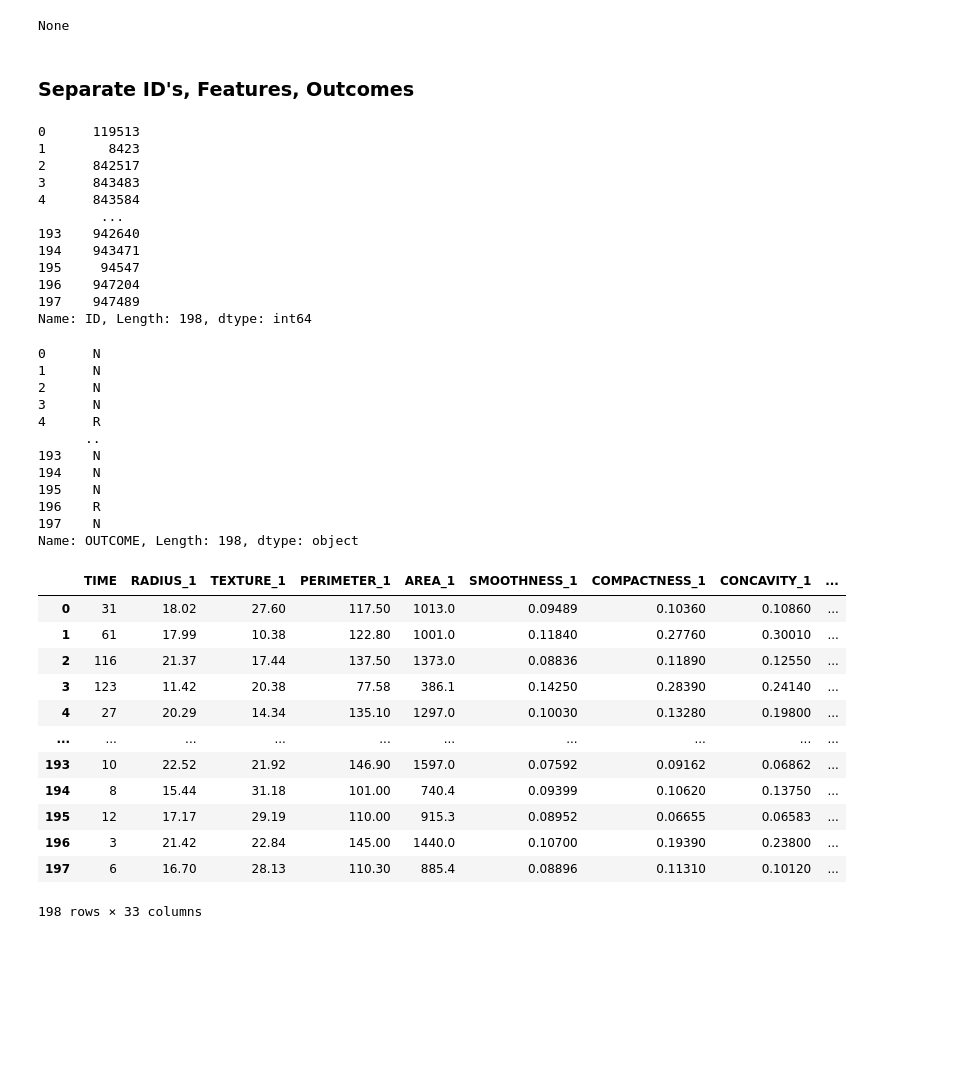
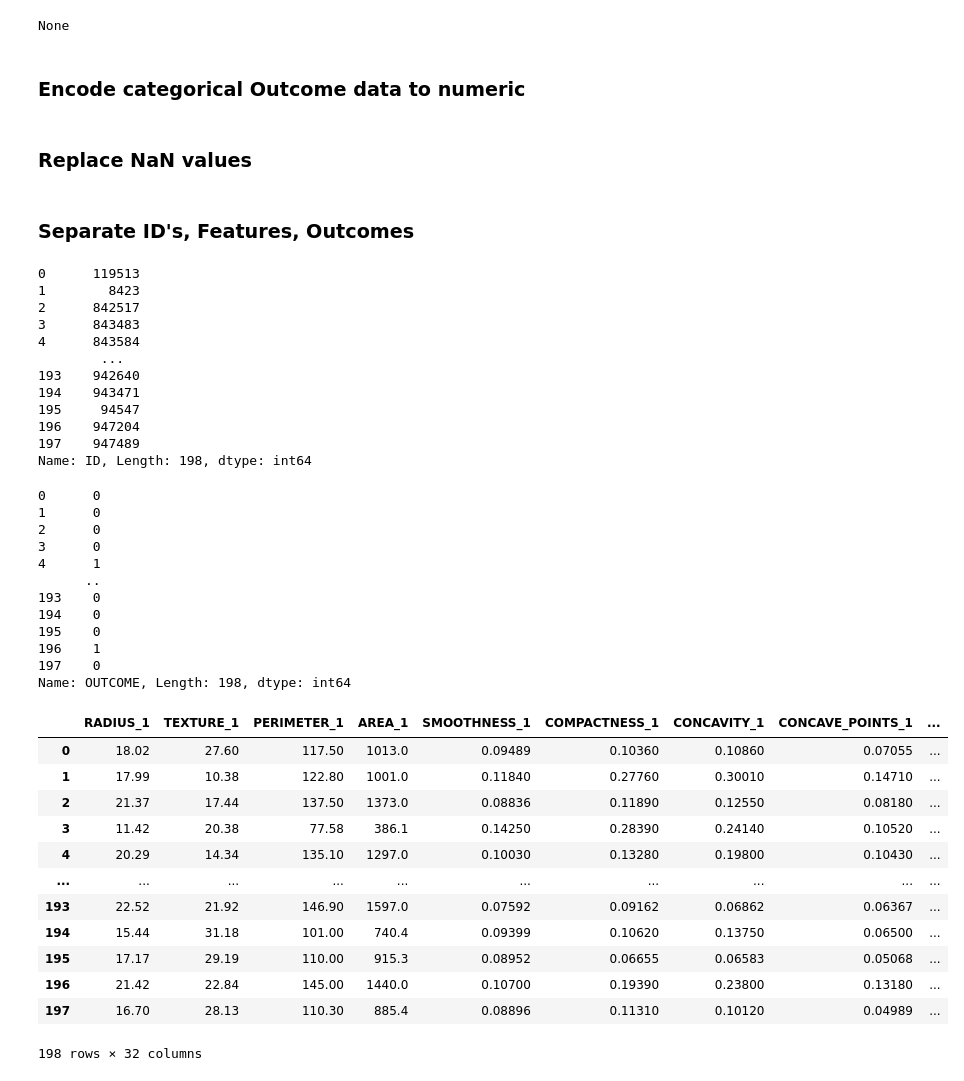
Before and after one commit to EmD4blju/breast_cancer_prognosis, a Jupyter notebook: jupyter_notebook/data_notebook.ipynb, the cells around one changed output. Drawn from its saved outputs; the diff is of its cells as text; code cells hidden in the pictures; blank space fills up the shorter version.

```diff
--- a/jupyter_notebook/data_notebook.ipynb
+++ b/jupyter_notebook/data_notebook.ipynb
@@ -51,59 +52,71 @@ memory usage: 54.3+ KB
 | 4 | 843584 | R | 27 | 20.29 | 14.34 | 135.10 | 1297.0 | 0.10030 | 0.1328 | ... |
 5 rows × 35 columns
 None
-# %%
-wpbc_dataframe = wpbc_dataframe.replace(
-    to_replace='?',
-    value=np.nan
-)
+# %% [markdown]
+### Encode categorical Outcome data to numeric
+# %%
+encoder = spp.LabelEncoder()
+wpbc_dataframe['OUTCOME'] = encoder.fit_transform(y=wpbc_dataframe['OUTCOME'])
+# %% [markdown]
+### Replace NaN values
+# %%
+wpbc_dataframe = wpbc_dataframe.replace(
+    to_replace='?',
+    value=0
+)
+wpbc_dataframe['LYMPH_NODE_STATUS'] = wpbc_dataframe['LYMPH_NODE_STATUS'].astype(dtype=np.float64)
+wpbc_dataframe = wpbc_dataframe.replace(
+    to_replace='?',
+    value=wpbc_dataframe['LYMPH_NODE_STATUS'].mean()
+)
 # %% [markdown]
 ### Separate ID's, Features, Outcomes
 # %%
 wpbc_ids = wpbc_dataframe.loc[:,'ID']
 wpbc_outcomes = wpbc_dataframe.loc[:,'OUTCOME']
-wpbc_features = wpbc_dataframe.iloc[:,2:]
+wpbc_features = wpbc_dataframe.iloc[:,3:]
 
 display(
     wpbc_ids,
     wpbc_outcomes,
     wpbc_features
 )
 # %% [output]
 0      119513
 1        8423
 2      842517
 3      843483
 4      843584
         ...
 193    942640
 194    943471
 195     94547
 196    947204
 197    947489
 Name: ID, Length: 198, dtype: int64
-0      N
-1      N
-2      N
-3      N
-4      R
+0      0
+1      0
+2      0
+3      0
+4      1
       ..
-193    N
-194    N
-195    N
-196    R
-197    N
-Name: OUTCOME, Length: 198, dtype: object
+193    0
+194    0
+195    0
+196    1
+197    0
+Name: OUTCOME, Length: 198, dtype: int64
-|  | TIME | RADIUS_1 | TEXTURE_1 | PERIMETER_1 | AREA_1 | SMOOTHNESS_1 | COMPACTNESS_1 | CONCAVITY_1 | ... |
-| 0 | 31 | 18.02 | 27.60 | 117.50 | 1013.0 | 0.09489 | 0.10360 | 0.10860 | ... |
-| 1 | 61 | 17.99 | 10.38 | 122.80 | 1001.0 | 0.11840 | 0.27760 | 0.30010 | ... |
-| 2 | 116 | 21.37 | 17.44 | 137.50 | 1373.0 | 0.08836 | 0.11890 | 0.12550 | ... |
-| 3 | 123 | 11.42 | 20.38 | 77.58 | 386.1 | 0.14250 | 0.28390 | 0.24140 | ... |
-| 4 | 27 | 20.29 | 14.34 | 135.10 | 1297.0 | 0.10030 | 0.13280 | 0.19800 | ... |
+|  | RADIUS_1 | TEXTURE_1 | PERIMETER_1 | AREA_1 | SMOOTHNESS_1 | COMPACTNESS_1 | CONCAVITY_1 | CONCAVE_POINTS_1 | ... |
+| 0 | 18.02 | 27.60 | 117.50 | 1013.0 | 0.09489 | 0.10360 | 0.10860 | 0.07055 | ... |
+| 1 | 17.99 | 10.38 | 122.80 | 1001.0 | 0.11840 | 0.27760 | 0.30010 | 0.14710 | ... |
+| 2 | 21.37 | 17.44 | 137.50 | 1373.0 | 0.08836 | 0.11890 | 0.12550 | 0.08180 | ... |
+| 3 | 11.42 | 20.38 | 77.58 | 386.1 | 0.14250 | 0.28390 | 0.24140 | 0.10520 | ... |
+| 4 | 20.29 | 14.34 | 135.10 | 1297.0 | 0.10030 | 0.13280 | 0.19800 | 0.10430 | ... |
 | ... | ... | ... | ... | ... | ... | ... | ... | ... | ... |
-| 193 | 10 | 22.52 | 21.92 | 146.90 | 1597.0 | 0.07592 | 0.09162 | 0.06862 | ... |
-| 194 | 8 | 15.44 | 31.18 | 101.00 | 740.4 | 0.09399 | 0.10620 | 0.13750 | ... |
-| 195 | 12 | 17.17 | 29.19 | 110.00 | 915.3 | 0.08952 | 0.06655 | 0.06583 | ... |
-| 196 | 3 | 21.42 | 22.84 | 145.00 | 1440.0 | 0.10700 | 0.19390 | 0.23800 | ... |
-| 197 | 6 | 16.70 | 28.13 | 110.30 | 885.4 | 0.08896 | 0.11310 | 0.10120 | ... |
+| 193 | 22.52 | 21.92 | 146.90 | 1597.0 | 0.07592 | 0.09162 | 0.06862 | 0.06367 | ... |
+| 194 | 15.44 | 31.18 | 101.00 | 740.4 | 0.09399 | 0.10620 | 0.13750 | 0.06500 | ... |
+| 195 | 17.17 | 29.19 | 110.00 | 915.3 | 0.08952 | 0.06655 | 0.06583 | 0.05068 | ... |
+| 196 | 21.42 | 22.84 | 145.00 | 1440.0 | 0.10700 | 0.19390 | 0.23800 | 0.13180 | ... |
+| 197 | 16.70 | 28.13 | 110.30 | 885.4 | 0.08896 | 0.11310 | 0.10120 | 0.04989 | ... |
-198 rows × 33 columns
+198 rows × 32 columns
 # %% [markdown]
```
Also changed, not shown: parts of 11 cells of this notebook.
